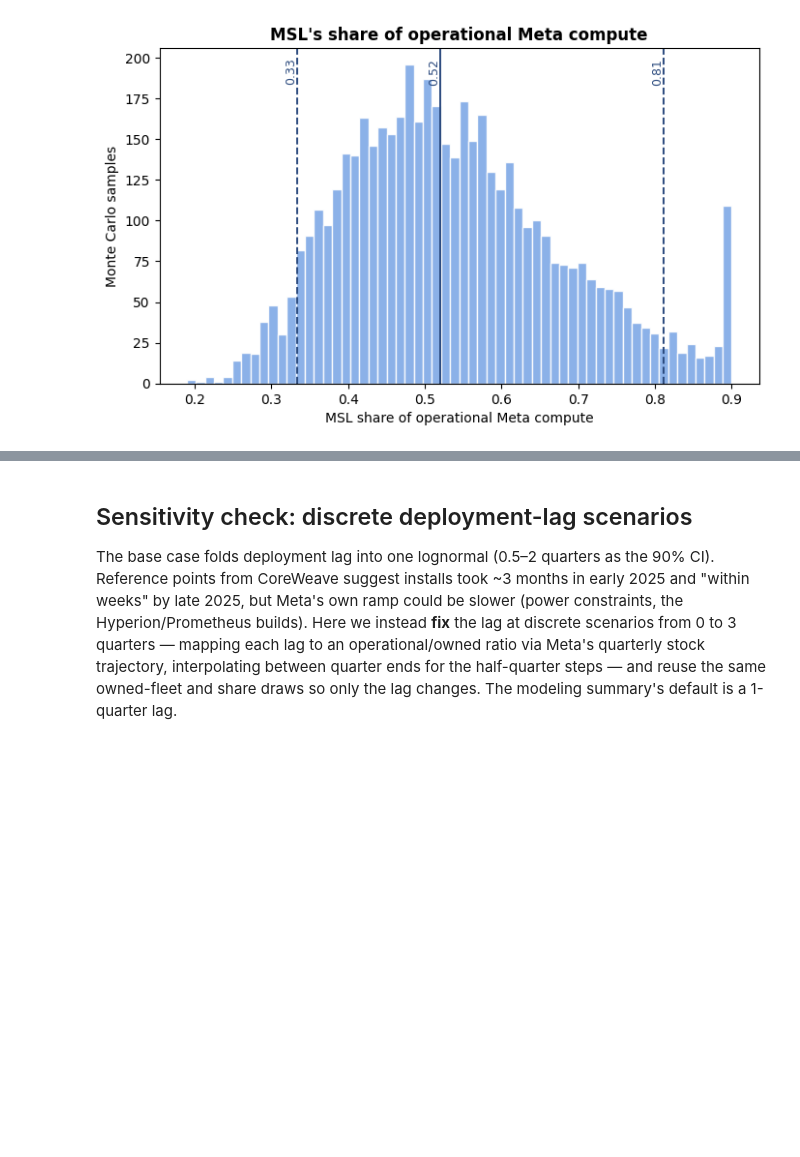
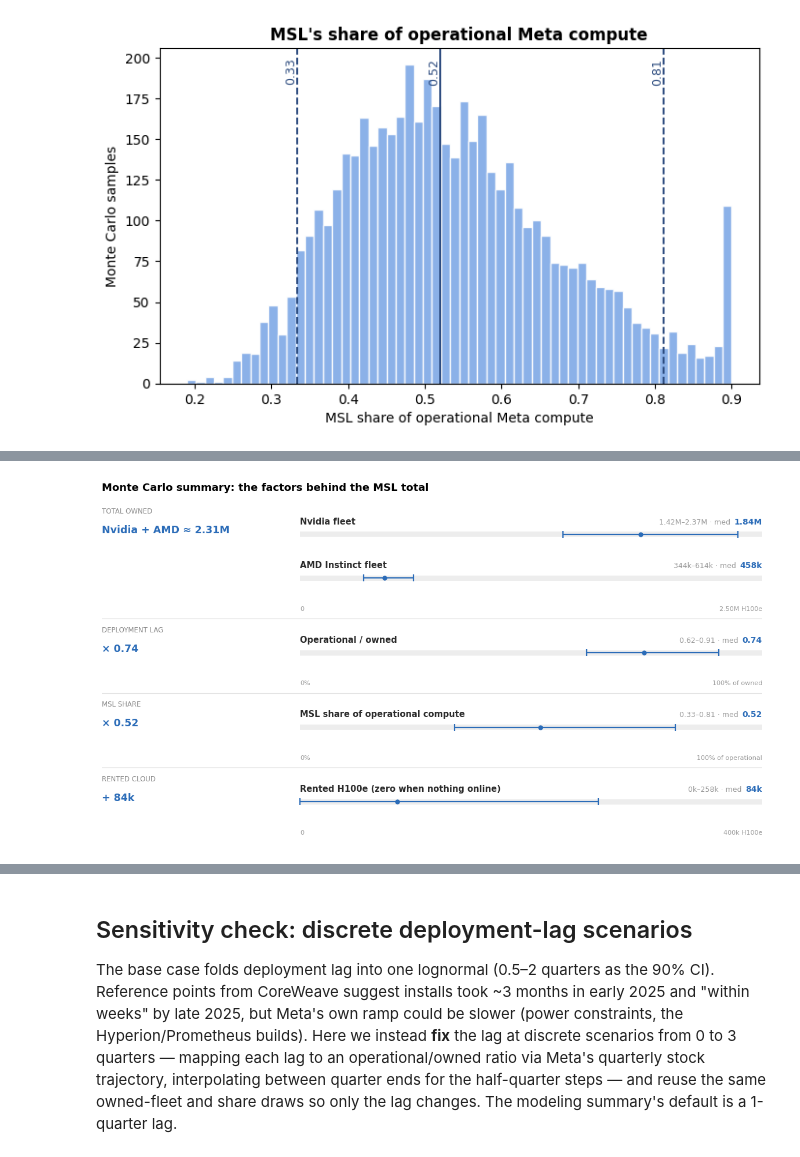
Before and after one commit to epoch-research/ai-companies, a Jupyter notebook: ai-lab-compute/msl_compute_model.ipynb, the cells around one changed output, grey strips where cells are left out. Cells and saved outputs as stored; diff of their text form; code cells hidden in the pictures; blank space fills up the shorter version.

```diff
--- a/ai-lab-compute/msl_compute_model.ipynb
+++ b/ai-lab-compute/msl_compute_model.ipynb
@@ -297,3 +281,97 @@ plt.show()
+# %%
+def label_spans(ax, x, y, spans, pad_px=7):
+    """Draw text spans left-to-right starting at data-x, each with its own style."""
+    for txt, kw in spans:
+        t = ax.text(x, y, txt, ha="left", va="bottom", **kw)
+        ax.figure.canvas.draw()
+        x = ax.transData.inverted().transform(
+            (t.get_window_extent().x1 + pad_px, 0))[0]
+
+
+def label_spans_right(ax, x, y, spans, pad_px=7):
+    """Draw text spans (given left-to-right) so they end right-aligned at data-x."""
+    for txt, kw in reversed(spans):
+        t = ax.text(x, y, txt, ha="right", va="bottom", **kw)
+        ax.figure.canvas.draw()
+        x = ax.transData.inverted().transform(
+            (t.get_window_extent().x0 - pad_px, 0))[0]
+
+
+owned_scale = 2.5 * M  # a bit above the Nvidia fleet's 95th percentile
+
+sections = [
+    dict(kicker="TOTAL OWNED",
+         headline=f"Nvidia + AMD ≈ {fmt(np.median(total_owned))}",
+         rows=[("Nvidia fleet", nvidia_samples),
+               ("AMD Instinct fleet", amd_samples)],
+         scale=owned_scale,
+         axis_labels=("0", f"{fmt(owned_scale)} H100e")),
+    dict(kicker="DEPLOYMENT LAG",
+         headline=f"× {np.median(deployment_lag_samples):.2f}",
+         rows=[("Operational / owned", deployment_lag_samples)],
+         scale=1.0,
+         axis_labels=("0%", "100% of owned")),
+    dict(kicker="MSL SHARE",
+         headline=f"× {np.median(msl_share_samples):.2f}",
+         rows=[("MSL share of operational compute", msl_share_samples)],
+         scale=1.0,
+         axis_labels=("0%", "100% of operational")),
+    dict(kicker="RENTED CLOUD",
+         headline=f"+ {fmt(np.median(rented_h100e))}",
+         rows=[("Rented H100e (zero when nothing online)", rented_h100e)],
+         scale=400 * K,
+         axis_labels=("0", "400k H100e")),
+]
+
+ROW_H, FOOTER_H = 1.0, 0.7
+height_units = sum(len(s["rows"]) for s in sections) * ROW_H + FOOTER_H * len(sections)
+
+fig, ax = plt.subplots(figsize=(12, 0.78 * height_units + 0.7))
+fig.subplots_adjust(left=0.03, right=0.98, top=0.9, bottom=0.03)
+ax.set_xlim(0, 1)
+ax.set_ylim(0, height_units)
+ax.axis("off")
+
+BAR_X0, BAR_X1 = 0.30, 1.00
+y = height_units
+for i, sec in enumerate(sections):
+    fr = fmt if sec["scale"] > 10 else (lambda v: f"{v:.2f}")
+    # left column: section kicker plus the factor it contributes at medians
+    ax.text(0, y - 0.34, sec["kicker"], fontsize=8.5, color="#8a8a8a",
+            va="bottom")
+    ax.text(0, y - 0.80, sec["headline"], fontsize=12.5, fontweight="bold",
+            color="#2B6CB8", va="bottom")
+    for name, samples in sec["rows"]:
+        y -= ROW_H
+        lo, med, hi = np.percentile(samples, [5, 50, 95])
+        to_x = lambda v: BAR_X0 + (v / sec["scale"]) * (BAR_X1 - BAR_X0)
+        ax.text(BAR_X0, y + 0.42, name, fontsize=10.5, fontweight=600,
+                color="#2b2b2b", va="bottom")
+        label_spans_right(ax, BAR_X1, y + 0.42, [
+            (f"{fr(lo)}–{fr(hi)} · med", dict(fontsize=9, color="#999999")),
+            (fr(med), dict(fontsize=10, fontweight="bold", color="#2B6CB8")),
+        ])
+        # full-axis track, then the 90% CI as an error bar with a median dot
+        ax.barh(y + 0.22, BAR_X1 - BAR_X0, left=BAR_X0, height=0.12,
+                color="#EDEDED", zorder=1)
+        ax.errorbar(to_x(med), y + 0.22,
+                    xerr=[[to_x(med) - to_x(lo)], [to_x(hi) - to_x(med)]],
+                    fmt="o", ms=5, color="#2B6CB8", ecolor="#2B6CB8",
+                    elinewidth=1.6, capsize=4, capthick=1.6, zorder=3)
+    # section footer (axis extent hints) and divider
+    y -= FOOTER_H
+    ax.text(BAR_X0, y + 0.16, sec["axis_labels"][0], fontsize=8,
+            color="#9a9a9a", va="bottom")
+    ax.text(BAR_X1, y + 0.16, sec["axis_labels"][1], fontsize=8,
+            color="#9a9a9a", va="bottom", ha="right")
+    if i < len(sections) - 1:
+        ax.axhline(y, color="#e3e3e3", lw=0.8)
+
+ax.set_title("Monte Carlo summary: the factors behind the MSL total",
+             loc="left", fontsize=13, weight="bold", pad=12)
+plt.show()
+# %% [output]
+[figure, added]
 # %% [markdown]
 ## Final visualization
 
```
Also changed, not shown: parts of 12 cells of this notebook, 42 other files.
